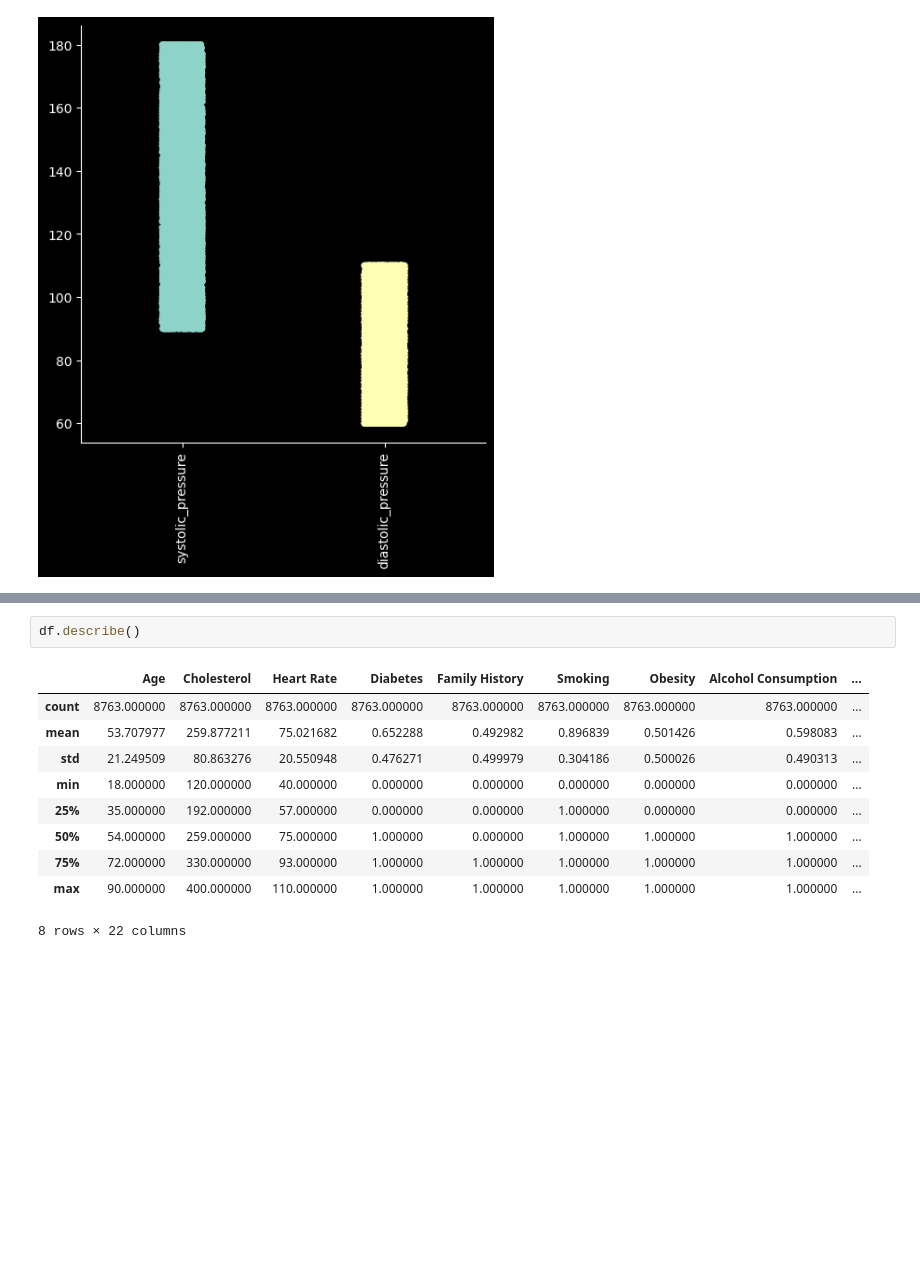
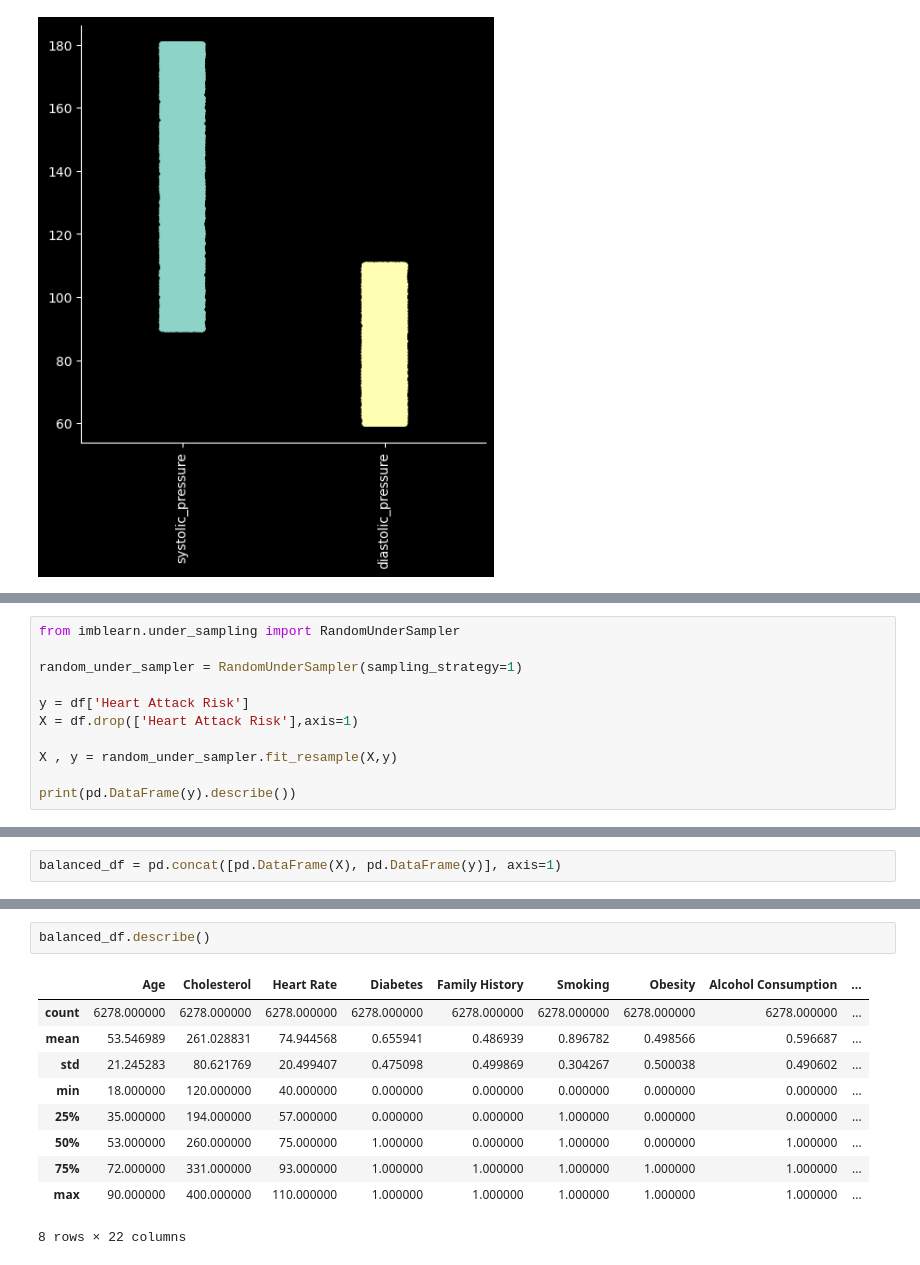
Before and after one commit to alperrkilic/heart-attack-prediction, a Jupyter notebook: heart-attack-prediction.ipynb, the cells around one changed output, grey strips where cells are left out. Drawn from its saved outputs; the diff is of its cells as text; blank space fills up the shorter version.

```diff
--- a/heart-attack-prediction.ipynb
+++ b/heart-attack-prediction.ipynb
@@ -718,0 +756,11 @@ plt.show()
+# %%
+from imblearn.under_sampling import RandomUnderSampler
+
+random_under_sampler = RandomUnderSampler(sampling_strategy=1)
+
+y = df['Heart Attack Risk']
+X = df.drop(['Heart Attack Risk'],axis=1)
+
+X , y = random_under_sampler.fit_resample(X,y)
+
+print(pd.DataFrame(y).describe())
@@ -718,0 +777,2 @@ plt.show()
+# %%
+balanced_df = pd.concat([pd.DataFrame(X), pd.DataFrame(y)], axis=1)
@@ -719,13 +784,13 @@ plt.show()
 # %%
-df.describe()
+balanced_df.describe()
 # %% [output]
 |  | Age | Cholesterol | Heart Rate | Diabetes | Family History | Smoking | Obesity | Alcohol Consumption | ... |
-| count | 8763.000000 | 8763.000000 | 8763.000000 | 8763.000000 | 8763.000000 | 8763.000000 | 8763.000000 | 8763.000000 | ... |
-| mean | 53.707977 | 259.877211 | 75.021682 | 0.652288 | 0.492982 | 0.896839 | 0.501426 | 0.598083 | ... |
-| std | 21.249509 | 80.863276 | 20.550948 | 0.476271 | 0.499979 | 0.304186 | 0.500026 | 0.490313 | ... |
+| count | 6278.000000 | 6278.000000 | 6278.000000 | 6278.000000 | 6278.000000 | 6278.000000 | 6278.000000 | 6278.000000 | ... |
+| mean | 53.546989 | 261.028831 | 74.944568 | 0.655941 | 0.486939 | 0.896782 | 0.498566 | 0.596687 | ... |
+| std | 21.245283 | 80.621769 | 20.499407 | 0.475098 | 0.499869 | 0.304267 | 0.500038 | 0.490602 | ... |
 | min | 18.000000 | 120.000000 | 40.000000 | 0.000000 | 0.000000 | 0.000000 | 0.000000 | 0.000000 | ... |
-| 25% | 35.000000 | 192.000000 | 57.000000 | 0.000000 | 0.000000 | 1.000000 | 0.000000 | 0.000000 | ... |
-| 50% | 54.000000 | 259.000000 | 75.000000 | 1.000000 | 0.000000 | 1.000000 | 1.000000 | 1.000000 | ... |
-| 75% | 72.000000 | 330.000000 | 93.000000 | 1.000000 | 1.000000 | 1.000000 | 1.000000 | 1.000000 | ... |
+| 25% | 35.000000 | 194.000000 | 57.000000 | 0.000000 | 0.000000 | 1.000000 | 0.000000 | 0.000000 | ... |
+| 50% | 53.000000 | 260.000000 | 75.000000 | 1.000000 | 0.000000 | 1.000000 | 0.000000 | 1.000000 | ... |
+| 75% | 72.000000 | 331.000000 | 93.000000 | 1.000000 | 1.000000 | 1.000000 | 1.000000 | 1.000000 | ... |
 | max | 90.000000 | 400.000000 | 110.000000 | 1.000000 | 1.000000 | 1.000000 | 1.000000 | 1.000000 | ... |
 8 rows × 22 columns
```
Also changed, not shown: parts of 18 cells of this notebook, 1 other file.
